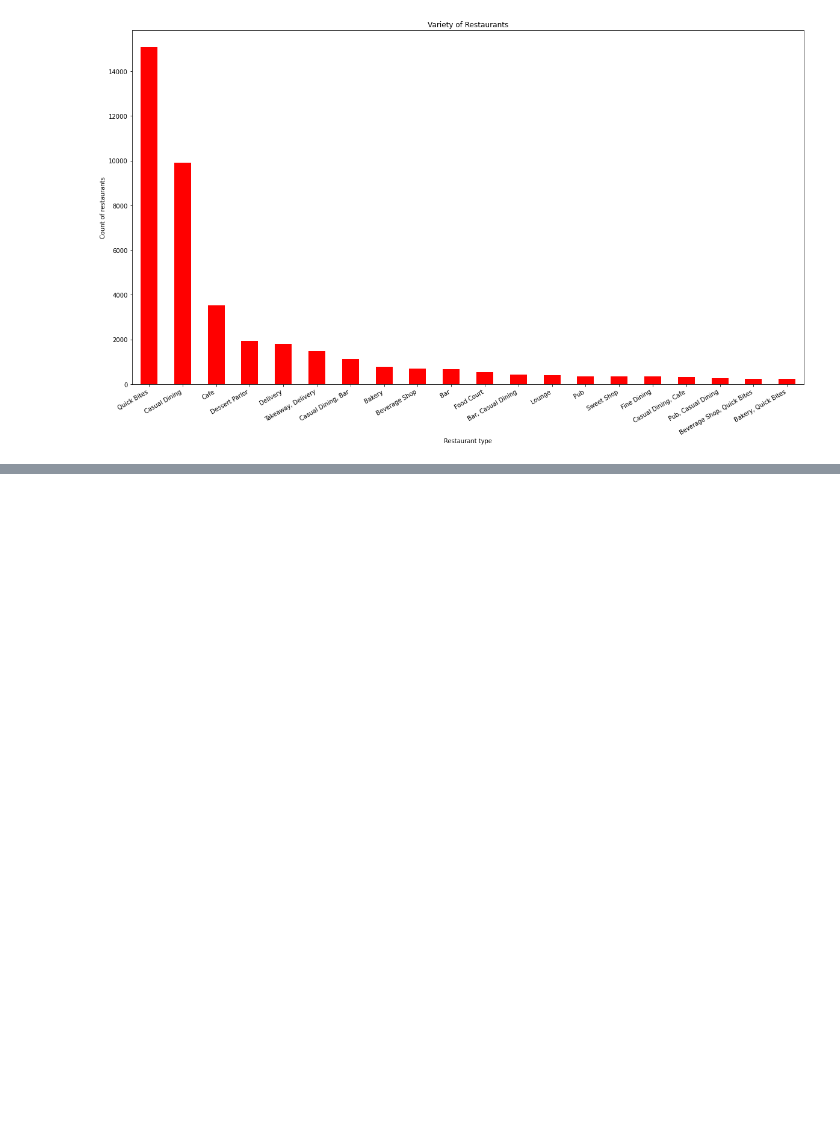
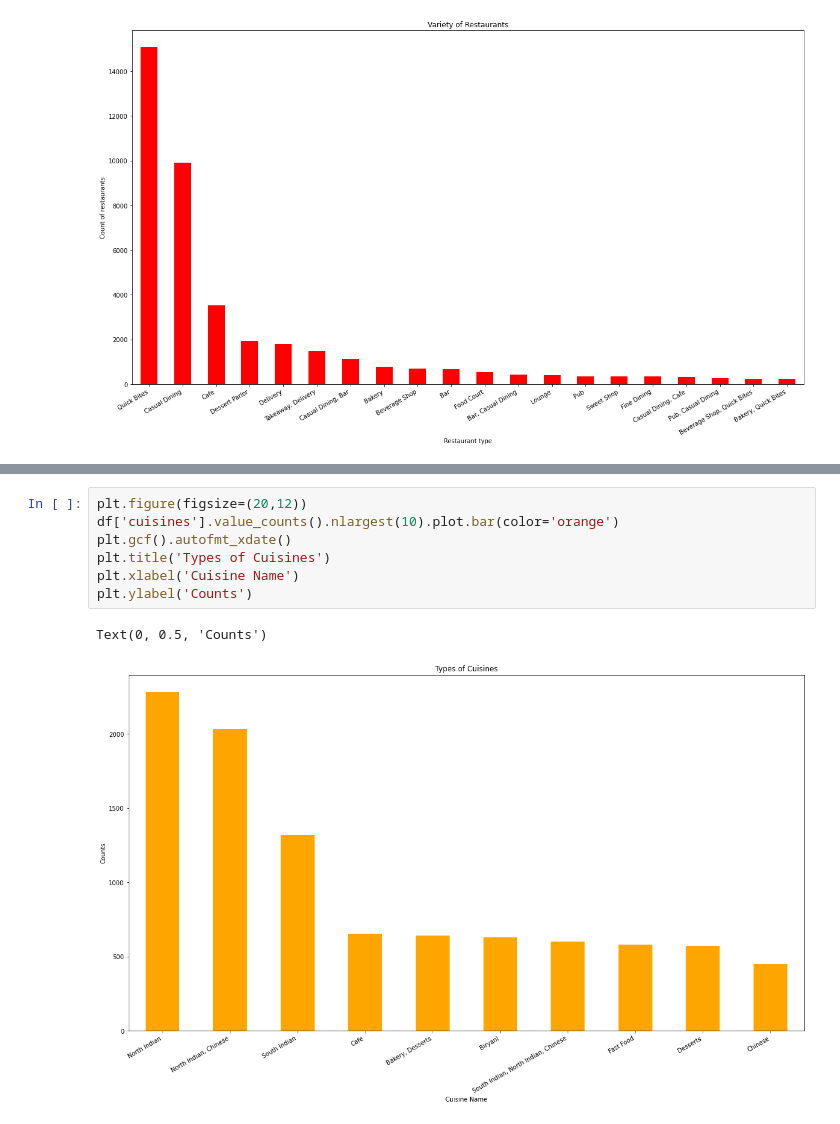
Before and after one commit to Omkar078/Zomato_Geospatial_Analysis, a Jupyter notebook: Zomato_Geospatial_Analysis.ipynb, the cells around one changed output, grey strips where cells are left out. Saved outputs shown, nothing was run; the diff lists cells and outputs as text; blank space fills up the shorter version.

```diff
--- a/Zomato_Geospatial_Analysis.ipynb
+++ b/Zomato_Geospatial_Analysis.ipynb
@@ -402,0 +428,10 @@ Text(0, 0.5, 'Count of restaurants')
+# %%
+plt.figure(figsize=(20,12))
+df['cuisines'].value_counts().nlargest(10).plot.bar(color='orange')
+plt.gcf().autofmt_xdate()
+plt.title('Types of Cuisines')
+plt.xlabel('Cuisine Name')
+plt.ylabel('Counts')
+# %% [output]
+Text(0, 0.5, 'Counts')
+[figure, added]
```
Also changed, not shown: parts of 7 cells of this notebook.
